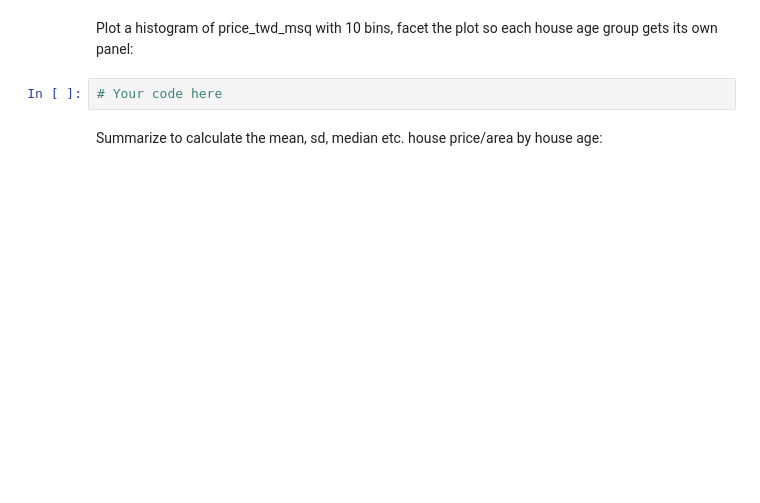
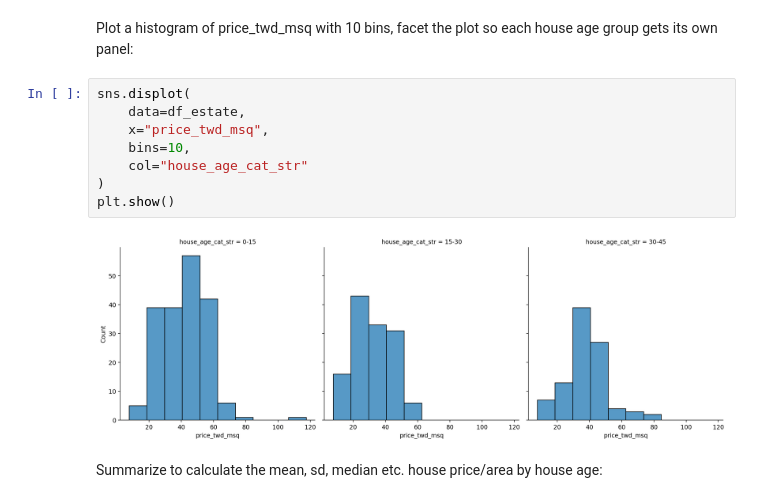
Before and after one commit to M4TI-21/pandas_exercises, a Jupyter notebook: Exercise10.ipynb, the cells around one changed output. Cells and saved outputs as stored; diff of their text form; blank space fills up the shorter version.

```diff
--- a/Exercise10.ipynb
+++ b/Exercise10.ipynb
@@ -145,7 +154,15 @@ Draw a scatter plot of distance to nearest MRT station vs. price_twd_msq:
 # %% [markdown]
 Plot a histogram of price_twd_msq with 10 bins, facet the plot so each house age group gets its own panel:
 # %%
-# Your code here
+sns.displot(
+    data=df_estate,
+    x="price_twd_msq",
+    bins=10,
+    col="house_age_cat_str"
+)
+plt.show()
+# %% [output]
+[figure, added]
 # %% [markdown]
 Summarize to calculate the mean, sd, median etc. house price/area by house age:
 # %%
```
Also changed, not shown: parts of 7 cells of this notebook.
